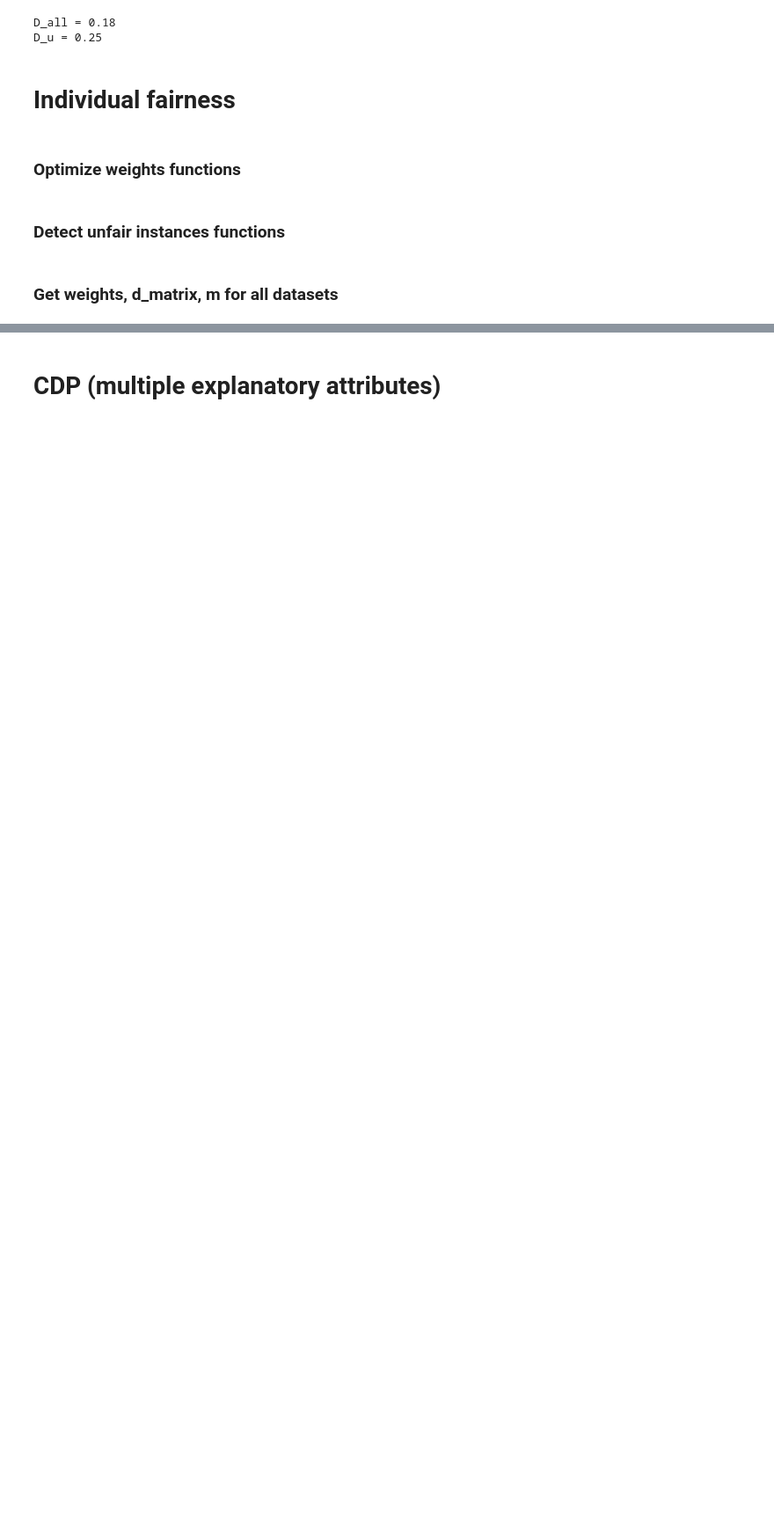
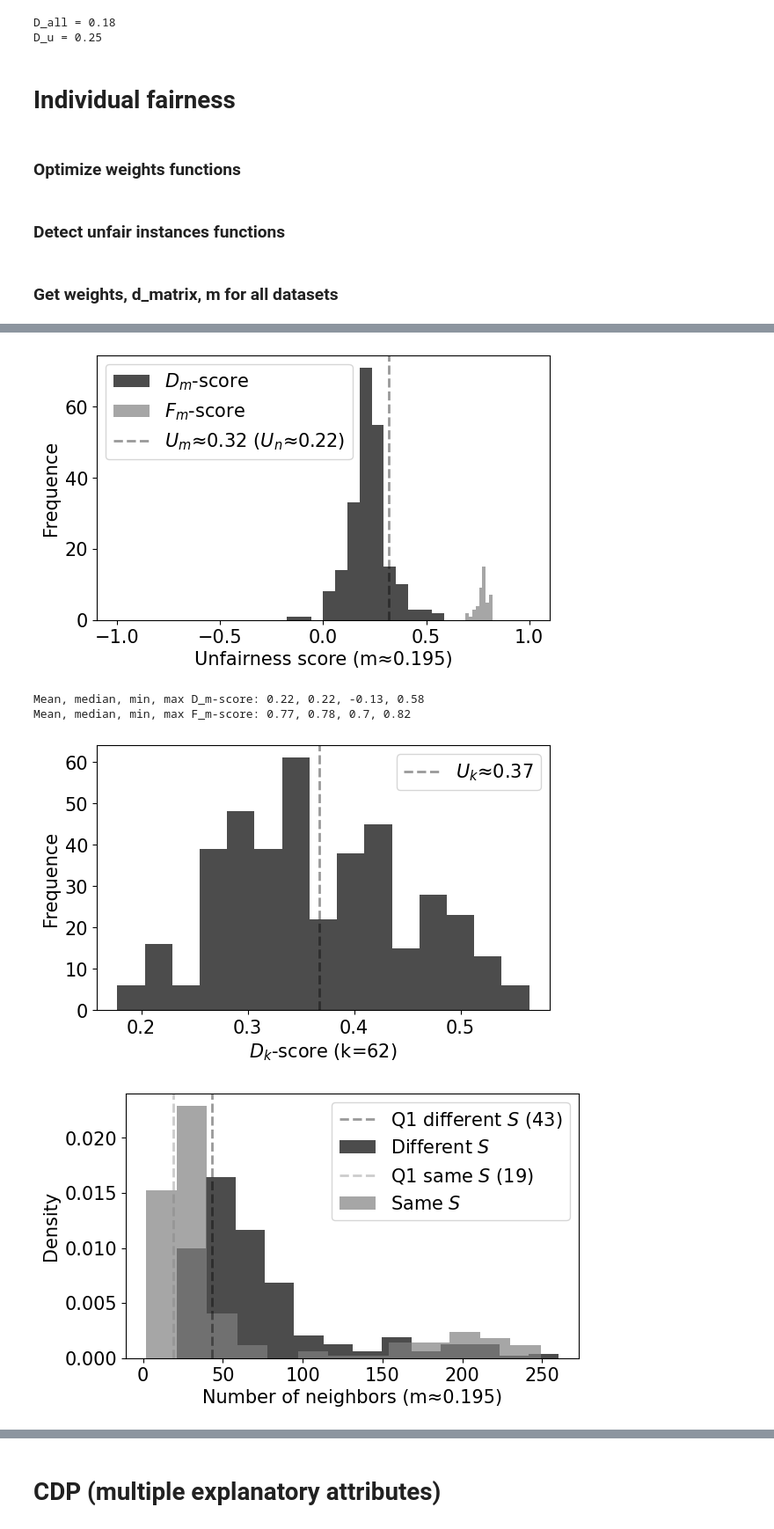
Before and after one commit to python211223/fairness-aware-classification, a Jupyter notebook: fair_classification.ipynb, the cells around one changed output, grey strips where cells are left out. Shown at 88% size. Cells and saved outputs as stored; diff of their text form; code cells hidden in the pictures; blank space fills up the shorter version.

```diff
--- a/fair_classification.ipynb
+++ b/fair_classification.ipynb
@@ -1318,0 +1396,8 @@ Min, max, mean, median number of neighbors of F_m-scores: 1.0, 71.0, 21, 19
+# %%
+d_m_ar, _, _, _ = get_unfair_instances(df_ar.to_numpy(), d_matrix_ar, m_ar, 'ar_rl', 62, plot=1, save=1)
+# %% [output]
+[figure, added]
+Mean, median, min, max D_m-score: 0.22, 0.22, -0.13, 0.58
+Mean, median, min, max F_m-score: 0.77, 0.78, 0.7, 0.82
+[figure, added]
+[figure, added]
```
Also changed, not shown: parts of 15 cells of this notebook.
